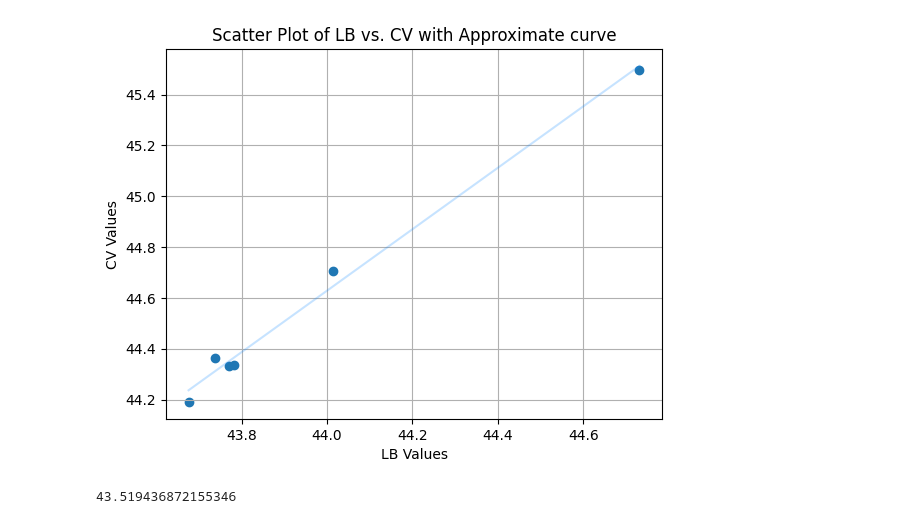
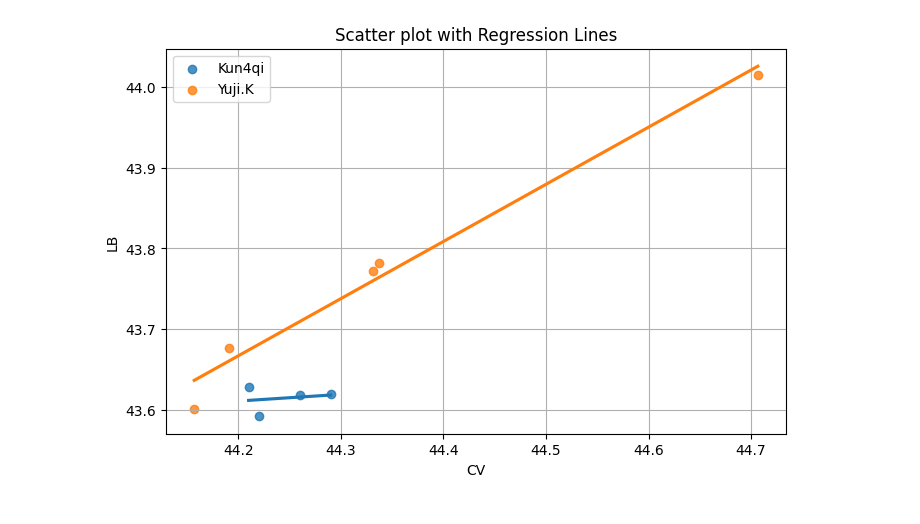
Before and after one commit to YujiK-github/signate_Student-Cup-2023, a Jupyter notebook: memo/calculate_cv_score.ipynb, the cells around one changed output. Drawn from its saved outputs; the diff is of its cells as text; code cells hidden in the pictures.

```diff
--- a/memo/calculate_cv_score.ipynb
+++ b/memo/calculate_cv_score.ipynb
@@ -43,34 +57,19 @@ data
-# %%
-# ===================================================================
-#  plot
-# ===================================================================
-plt.scatter(x=data["LB"], y=data["CV"])
-
-# Perform linear regression
-coefficients = np.polyfit(data["LB"], data["CV"], 1)
-poly_eq = np.poly1d(coefficients)
-
-# Create x values for the line of best fit
-x_fit = np.linspace(min(data["LB"]), max(data["LB"]), 100)
-
-# Plot the line of best fit
-plt.plot(x_fit, poly_eq(x_fit), color="dodgerblue", alpha=0.25)
-
-# Add labels, title, legend, and grid
-plt.xlabel("LB Values")
-plt.ylabel("CV Values")
-plt.title("Scatter Plot of LB vs. CV with Approximate curve")
-plt.grid()
-
-# Display the plot
-plt.show()
-# %% [output]
-[figure, removed]
-# %%
-# ===================================================================
-#  CVの計算
-# ===================================================================
-best_score = 43.0831209
-poly_eq([best_score])[0]
-# %% [output]
-43.519436872155346
+# %%
+# グラフの設定
+fig, ax = plt.subplots(figsize=(8, 5))
+
+# 回帰曲線をプロット
+sns.regplot(x=data_2["CV"], y=data_2["LB"], ax=ax, scatter=True, label="Kun4qi", ci=None)
+sns.regplot(x=data_1["CV"][2:], y=data_1["LB"][2:], ax=ax, scatter=True, label="Yuji.K", ci=None)
+
+# グラフのタイトルやラベルなどを設定
+ax.set_title("Scatter plot with Regression Lines")
+ax.set_xlabel("CV")
+ax.set_ylabel("LB")
+ax.legend()
+plt.grid()
+
+# グラフを表示
+plt.show()
+# %% [output]
+[figure, added]
```
Also changed, not shown: parts of 2 cells of this notebook, 17 other files.
